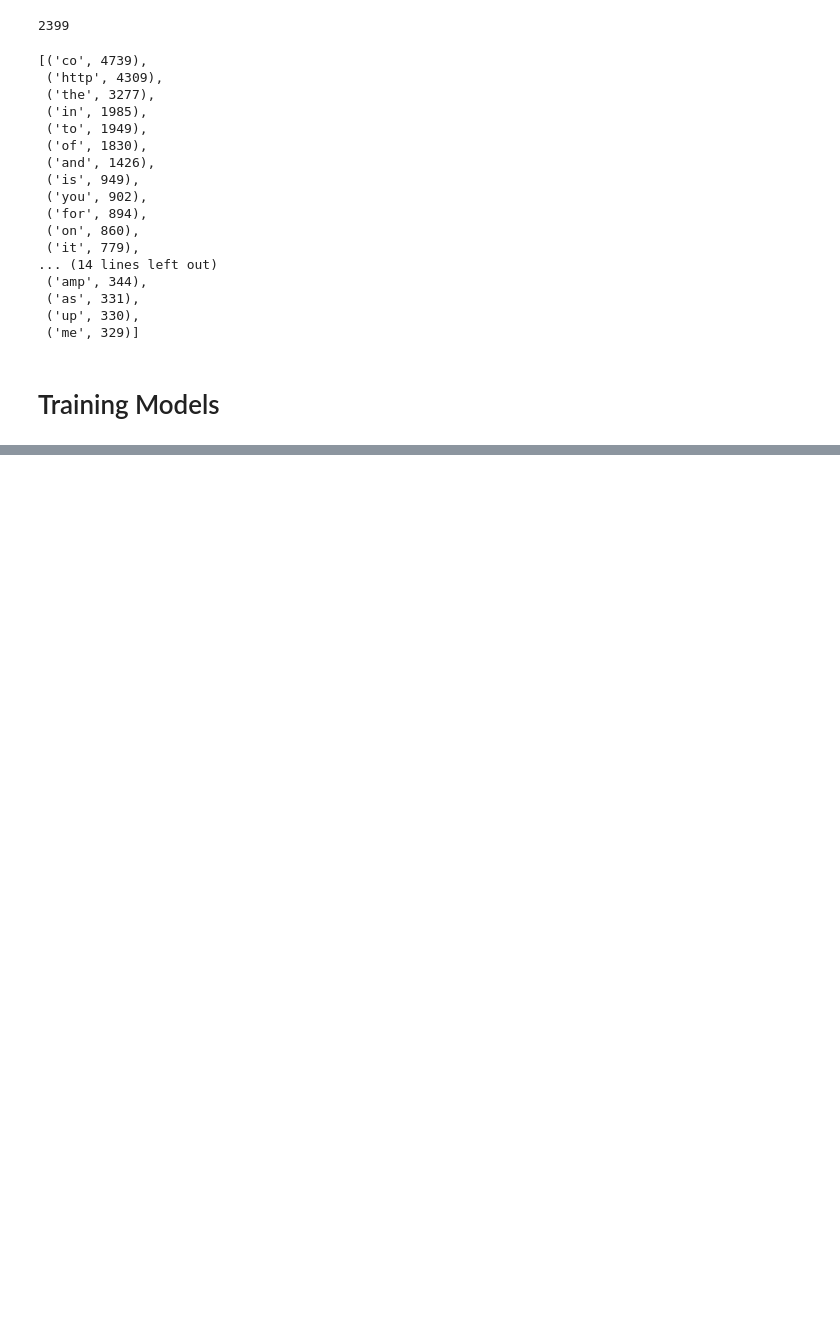
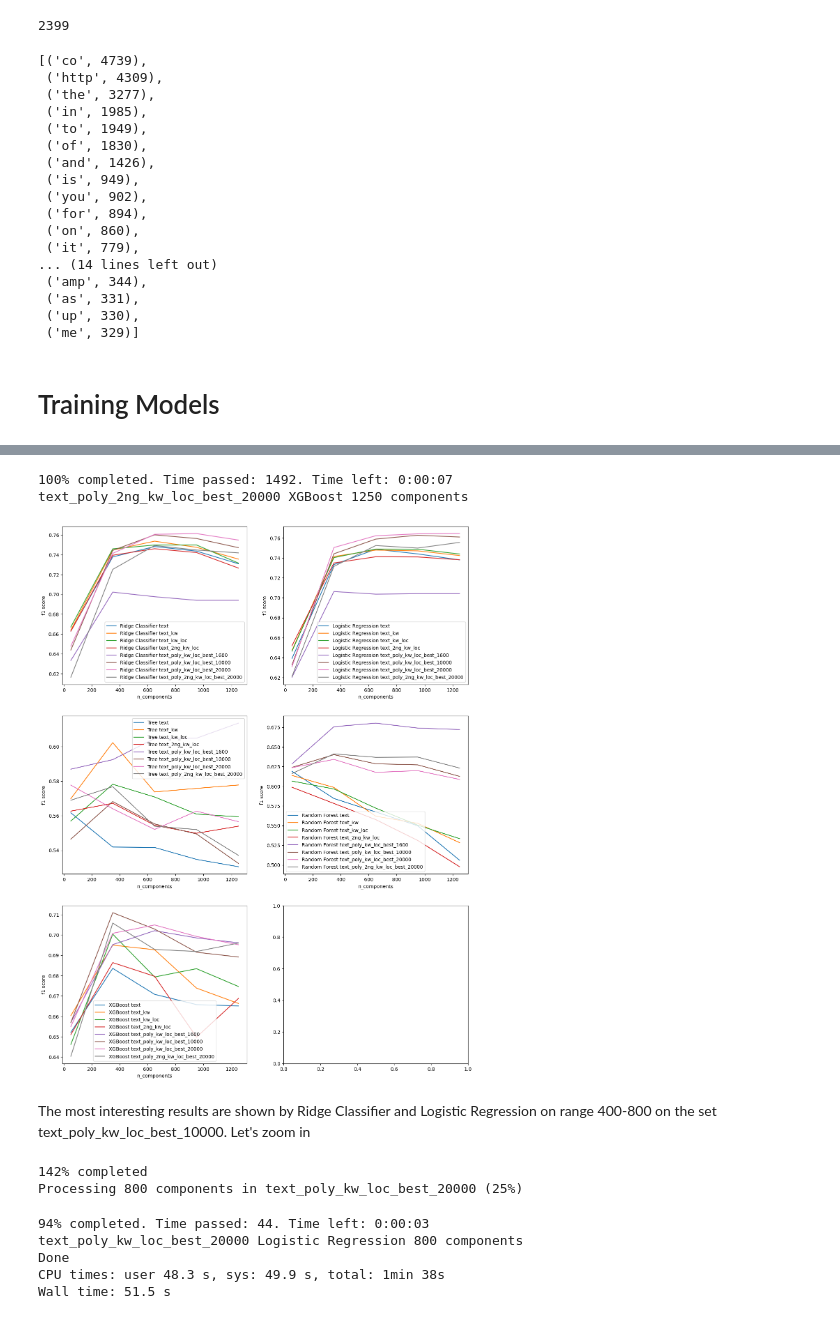
Before and after one commit to illyge/ml-zoomcamp-midterm-project, a Jupyter notebook: twitter_disasters.ipynb, the cells around one changed output, grey strips where cells are left out. Saved outputs shown, nothing was run; the diff lists cells and outputs as text; code cells hidden in the pictures; blank space fills up the shorter version.

Commit message:
finished with model selection

```diff
--- a/twitter_disasters.ipynb
+++ b/twitter_disasters.ipynb
@@ -515,4 +462,0 @@ def heatmap_rc_limits(limits, min = True):
-# %%
-cv = CountVectorizer(min_df = 85)
-vectors = cv.fit_transform(train_data.text)
-model_selection.cross_val_score(model_rc, vectors, data["target"], cv=4, scoring="f1").mean()
@@ -591,0 +576,69 @@ model_selection.cross_val_score(model_rc, combined_vectors, data["target"], cv=4
+# %%
+from sklearn.tree import DecisionTreeClassifier
+from sklearn.ensemble import RandomForestClassifier
+from xgboost.sklearn import XGBClassifier
+
+tree_model = DecisionTreeClassifier(max_depth=7)
+forest_model = RandomForestClassifier(n_estimators=50,
+                            max_depth=7,
+                            min_samples_leaf=2,
+                            random_state=42)
+xgb_model = XGBClassifier(learning_rate=0.2,
+                          n_estimators=50,
+                          max_depth=7,
+                          min_child_weight=1,
+                          objective="binary:logistic",
+                          seed=42)
+
+models = {
+    'Ridge Classifier': model_rc,
+    'Logistic Regression': model_lr,
+    'Tree': tree_model,
+    'Random Forest': forest_model,
+    'XGBoost': xgb_model
+}
+# %%
+%%time
+scores_dicts = calculate_scores(coarse_truncated_vectors, models)
+# %% [output]
+100% completed. Time passed: 1492. Time left: 0:00:07
+text_poly_2ng_kw_loc_best_20000 XGBoost 1250 components
+# %%
+def plot_scores(scores, canvas=plt):
+    for dict in scores:
+        canvas.plot(dict['comp_range'], dict['scores'], label=f"{dict['model']} {dict['feature']}")
+        canvas.ylabel("f1 score")
+        canvas.xlabel("n_components")
+    canvas.legend()
+# %%
+fig, ax = plt.subplots(3, 2, figsize=(15,20))
+i = 1
+for model_name in models:
+    plt.subplot(3, 2, i)
+    plot_scores([d for d in scores_dicts if d['model'] == model_name])
+    i+=1
+# %% [output]
+[figure, added]
+# %% [markdown]
+The most interesting results are shown by Ridge Classifier and Logistic Regression on range 400-800 on the set text_poly_kw_loc_best_10000. Let's zoom in
+# %%
+fine_components_range = range(400, 801, 50)
+fine_features = ['text_poly_kw_loc_best_20000']
+fine_truncated_vectors = truncated_vectors(fine_features, fine_components_range)
+# %% [output]
+142% completed
+Processing 800 components in text_poly_kw_loc_best_20000 (25%)
+# %%
+%%time
+fine_models = {
+    'Ridge Classifier': model_rc,
+    'Logistic Regression': model_lr
+}
+
+fine_scores_dicts = calculate_scores(fine_truncated_vectors, fine_models)
+# %% [output]
+94% completed. Time passed: 44. Time left: 0:00:03
+text_poly_kw_loc_best_20000 Logistic Regression 800 components
+Done
+CPU times: user 48.3 s, sys: 49.9 s, total: 1min 38s
+Wall time: 51.5 s
```
Also changed, not shown: parts of 66 cells of this notebook.
